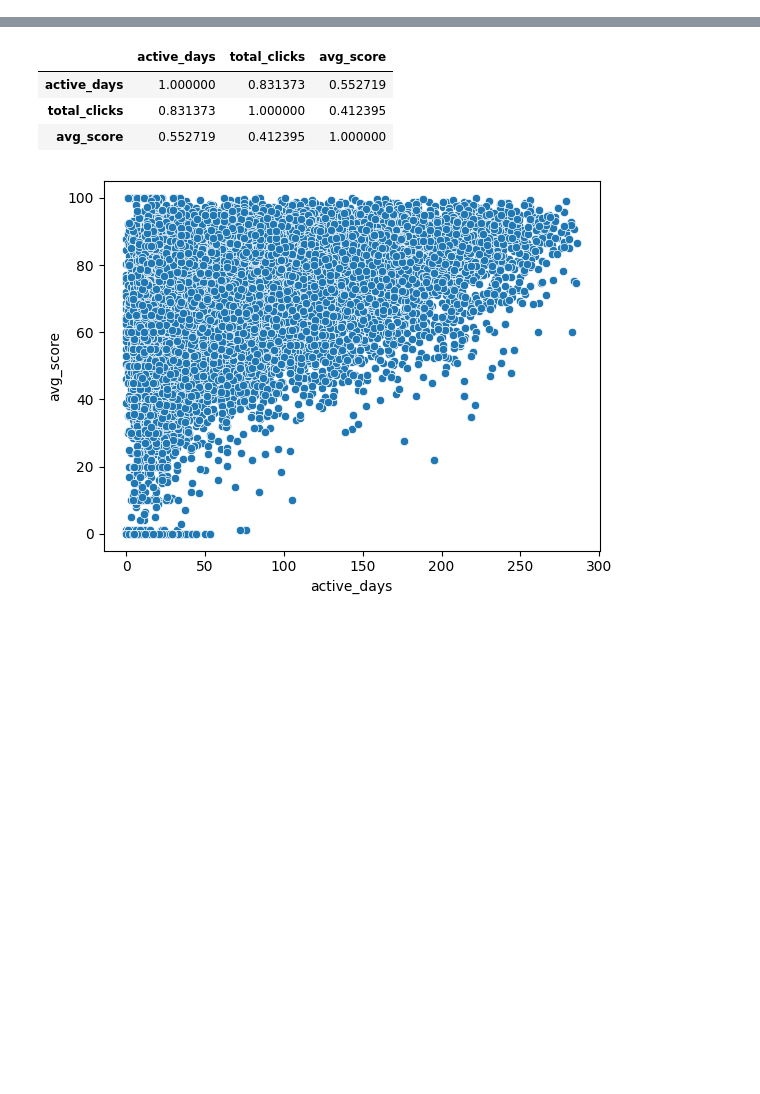
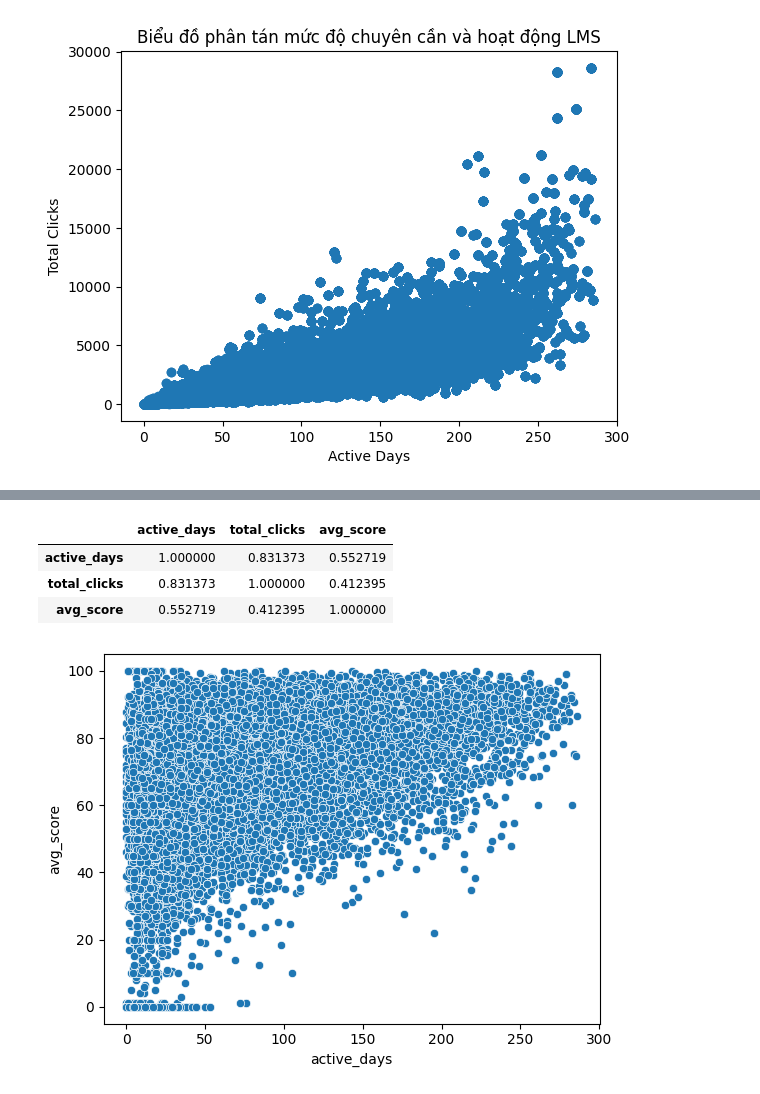
Before and after one commit to DuongBMTTNC/Cloud_DA, a Jupyter notebook: OULAD.ipynb, the cells around one changed output, grey strips where cells are left out. Drawn from its saved outputs; the diff is of its cells as text; code cells hidden in the pictures; blank space fills up the shorter version.

```diff
--- a/OULAD.ipynb
+++ b/OULAD.ipynb
@@ -25,0 +105,8 @@ assessments = pd.read_csv(path + '/assessments.csv')
+# %%
+plt.scatter(df['active_days'], df['total_clicks'])
+plt.xlabel('Active Days')
+plt.ylabel('Total Clicks')
+plt.title('Biểu đồ phân tán mức độ chuyên cần và hoạt động LMS')
+plt.show()
+# %% [output]
+[figure, added]
```
Also changed, not shown: parts of 22 cells of this notebook.
